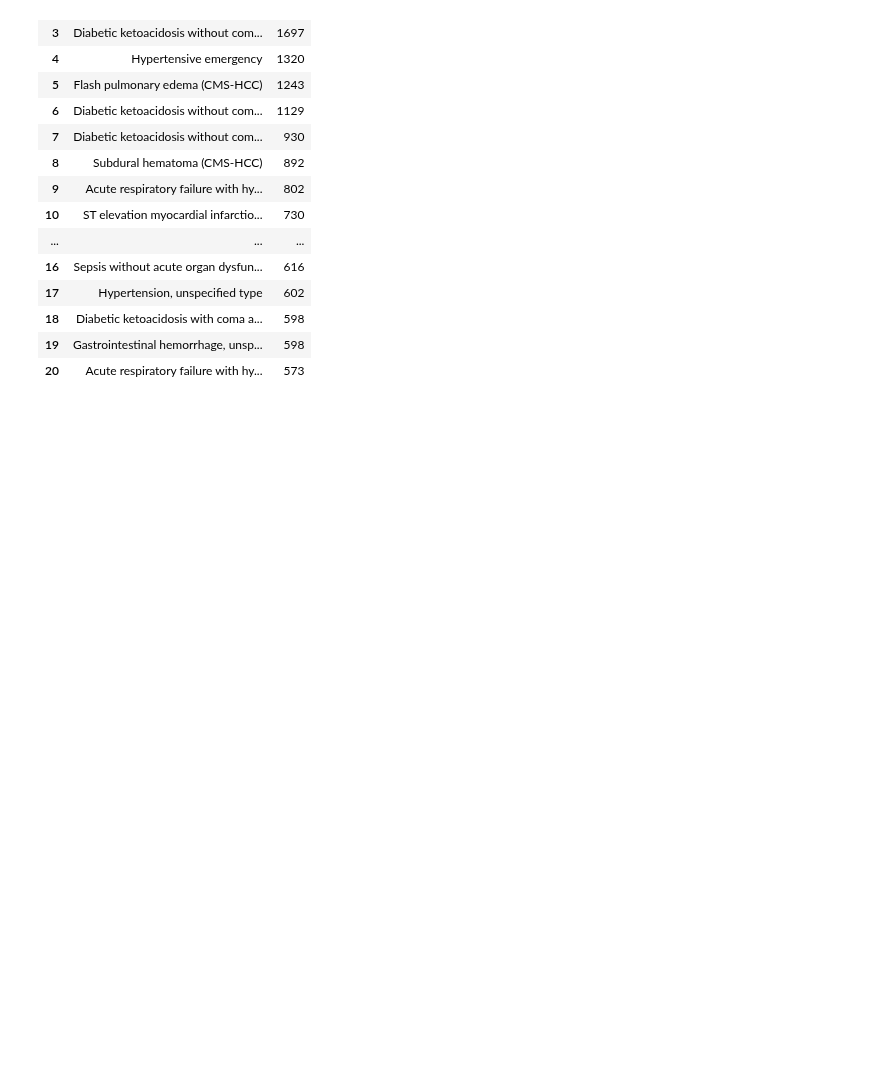
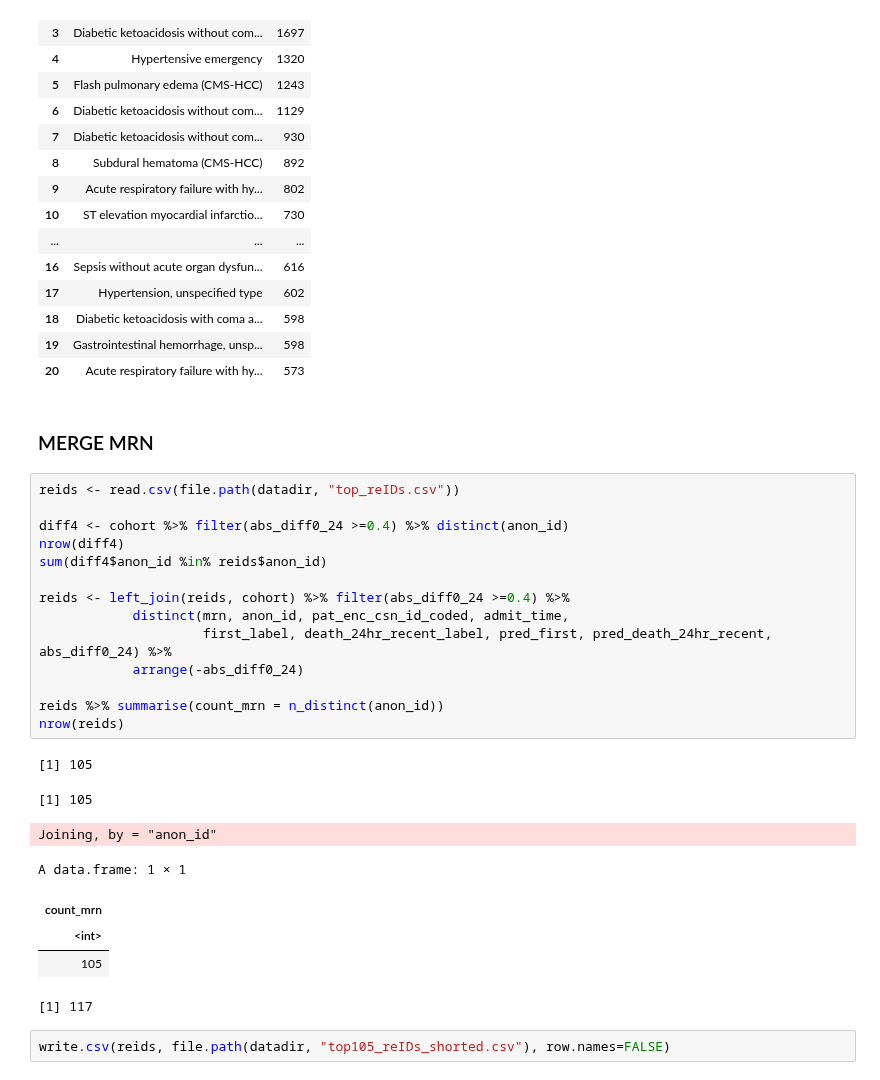
Before and after one commit to Minh084/TDA, a Jupyter notebook: 4_description/4.2_difference.ipynb, the cells around one changed output. Cells and saved outputs as stored; diff of their text form; blank space fills up the shorter version.

Commit message:
reids

```diff
--- a/4_description/4.2_difference.ipynb
+++ b/4_description/4.2_difference.ipynb
@@ -707,3 +691,30 @@ A data.frame: 20 × 2
 | 18 | Diabetic ketoacidosis with coma a... | 598 |
 | 19 | Gastrointestinal hemorrhage, unsp... | 598 |
 | 20 | Acute respiratory failure with hy... | 573 |
+# %% [markdown]
+### MERGE MRN
+# %%
+reids <- read.csv(file.path(datadir, "top_reIDs.csv"))
+
+diff4 <- cohort %>% filter(abs_diff0_24 >=0.4) %>% distinct(anon_id)
+nrow(diff4)
+sum(diff4$anon_id %in% reids$anon_id)
+
+reids <- left_join(reids, cohort) %>% filter(abs_diff0_24 >=0.4) %>%
+            distinct(mrn, anon_id, pat_enc_csn_id_coded, admit_time,
+                     first_label, death_24hr_recent_label, pred_first, pred_death_24hr_recent, abs_diff0_24) %>%
+            arrange(-abs_diff0_24)
+
+reids %>% summarise(count_mrn = n_distinct(anon_id))
+nrow(reids)
+# %% [output]
+[1] 105
+[1] 105
+Joining, by = "anon_id"
+A data.frame: 1 × 1
+| count_mrn |
+| <int> |
+| 105 |
+[1] 117
+# %%
+write.csv(reids, file.path(datadir, "top105_reIDs_shorted.csv"), row.names=FALSE)
```
Also changed, not shown: parts of 4 cells of this notebook.
